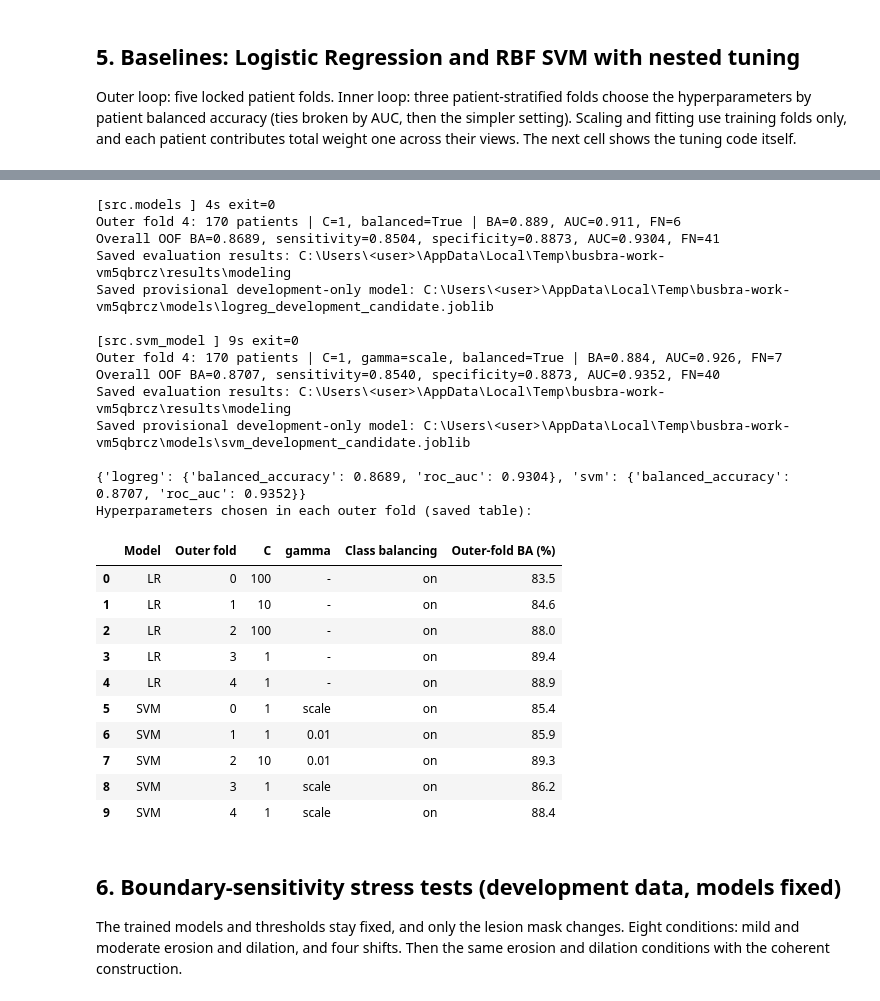
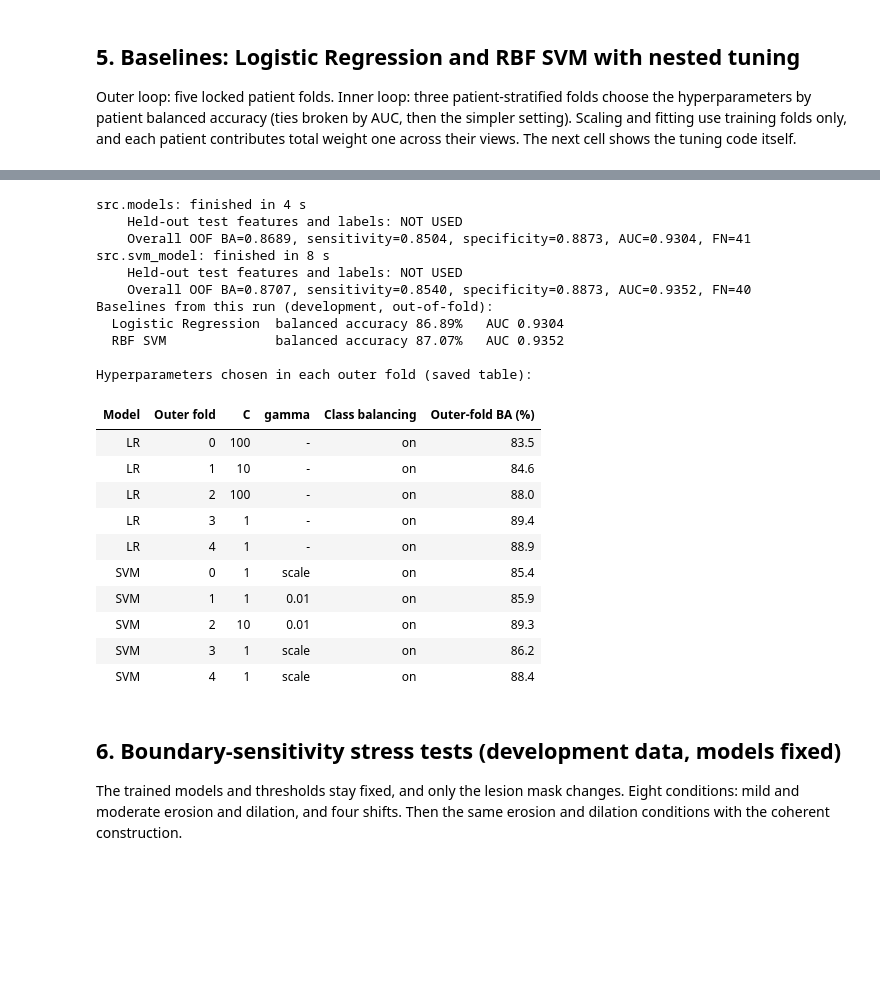
Before and after one commit to mostafabdeir0/busbra-robustness, a Jupyter notebook: notebooks/BUS_BRA_submission_executed.ipynb, the cells around one changed output, grey strips where cells are left out. Drawn from its saved outputs; the diff is of its cells as text; code cells hidden in the pictures; blank space fills up the shorter version.

Commit message:
Clean up notebook text and output: calibration wording, summary, stage logs, tables

```diff
--- a/notebooks/BUS_BRA_submission_executed.ipynb
+++ b/notebooks/BUS_BRA_submission_executed.ipynb
@@ -22,7 +22,7 @@ from tempfile import mkdtemp
 import numpy as np
 import pandas as pd
 import matplotlib.pyplot as plt
-from IPython.display import display, Image
+from IPython.display import display, Image, HTML
 from sklearn.metrics import balanced_accuracy_score, roc_auc_score, brier_score_loss, log_loss, confusion_matrix
 
 RUN_MODE = "full"          # "saved" | "derived" | "full"   <-- change this to retrain
@@ -49,7 +49,7 @@ for p, v in pinned.items():
 def show_table(name):
     "Display a saved result table from reports/submission_v2/tables."
     df = pd.read_csv(tables / name)
-    display(df)
+    display(HTML(df.to_html(index=False)))
     return df
 # %% [output]
 Python 3.14.6 | mode: full
@@ -100,12 +95,15 @@ The stages below run as separate processes (`python -m src.<module>`) in a tempo
 # %%
 work = None
 def run(module, *args):
-    "Run one pipeline stage in the working copy and print the tail of its output."
+    "Run one pipeline stage in the working copy; print its run time and the stage's own summary lines."
     assert module not in ("src.heldout_evaluation", "src.final_report"), "held-out stages are never run here"
     t0 = time.time()
     proc = subprocess.run([sys.executable, "-m", module, *args], cwd=work, capture_output=True, text=True)
-    tail = "\n".join(proc.stdout.strip().splitlines()[-4:])
-    print(f"[{module} {' '.join(args)}] {time.time()-t0:.0f}s exit={proc.returncode}\n{tail}\n")
+    keys = ("Overall", "MATCHED", "NOT USED", "FROZEN", "Blocking issues", "Patient leakage", "Valid variants", "Extracted")
+    summary = [l.strip() for l in proc.stdout.splitlines() if any(k in l for k in keys) and "Saved" not in l]
+    print(f"{' '.join([module, *args])}: finished in {time.time()-t0:.0f} s")
+    for line in summary[-3:]:
+        print("   ", line)
     if proc.returncode:
         print(proc.stderr[-1500:])
         raise RuntimeError(f"{module} failed")
@@ -116,7 +114,7 @@ if RUN_MODE != "saved":
     shutil.copytree(root / "splits", work / "splits")
     (work / "data/processed").mkdir(parents=True)
     (work / "results/robustness").mkdir(parents=True)
-    print("Working copy:", work)
+    print("Created a temporary working copy for the stages below (the repository is not modified).")
     if RUN_MODE == "full":
         (work / "data/raw").mkdir(parents=True)
         shutil.copy2(archive, work / "data/raw/BUSBRA.zip")
@@ -238,39 +239,40 @@ def patient_image_weights(df: pd.DataFrame, balance: bool = False) -> np.ndarray
 # %%
 if RUN_MODE != "saved":
     run("src.models")      # Logistic Regression: nested CV, C in {0.01..100}, class balancing off/on
     run("src.svm_model")   # RBF SVM: nested CV, C in {0.1,1,10}, gamma in {scale,0.01,0.1}, balancing off/on
     base = {n: json.loads((work / f"results/modeling/{n}_nested_cv_summary.json").read_text()) for n in ("logreg", "svm")}
-    print({n: {k: round(v[k], 4) for k in ("balanced_accuracy", "roc_auc")} for n, v in base.items()})
+    print("Baselines from this run (development, out-of-fold):")
 else:
-    print("Saved result: LR BA 86.89% / AUC 0.9304 ; SVM BA 87.07% / AUC 0.9352 (development, original clean baselines)")
+    base = {n: json.loads((tables / f"baseline_summary_{n}.json").read_text()) for n in ("logreg", "svm")}
+    print("Saved baselines (development, out-of-fold):")
+for n, v in base.items():
+    print(f"  {'Logistic Regression' if n == 'logreg' else 'RBF SVM':20s} balanced accuracy {100 * v['balanced_accuracy']:.2f}%   AUC {v['roc_auc']:.4f}")
+print()
 print("Hyperparameters chosen in each outer fold (saved table):")
 _ = show_table("table_chosen_hyperparameters.csv")
 # %% [output]
-[src.models ] 4s exit=0
-Outer fold 4: 170 patients | C=1, balanced=True | BA=0.889, AUC=0.911, FN=6
-Overall OOF BA=0.8689, sensitivity=0.8504, specificity=0.8873, AUC=0.9304, FN=41
-Saved evaluation results: C:\Users\<user>\AppData\Local\Temp\busbra-work-vm5qbrcz\results\modeling
-Saved provisional development-only model: C:\Users\<user>\AppData\Local\Temp\busbra-work-vm5qbrcz\models\logreg_development_candidate.joblib
+src.models: finished in 4 s
+    Held-out test features and labels: NOT USED
+    Overall OOF BA=0.8689, sensitivity=0.8504, specificity=0.8873, AUC=0.9304, FN=41
+src.svm_model: finished in 8 s
+    Held-out test features and labels: NOT USED
+    Overall OOF BA=0.8707, sensitivity=0.8540, specificity=0.8873, AUC=0.9352, FN=40
+Baselines from this run (development, out-of-fold):
+  Logistic Regression  balanced accuracy 86.89%   AUC 0.9304
+  RBF SVM              balanced accuracy 87.07%   AUC 0.9352
 
-[src.svm_model ] 9s exit=0
-Outer fold 4: 170 patients | C=1, gamma=scale, balanced=True | BA=0.884, AUC=0.926, FN=7
-Overall OOF BA=0.8707, sensitivity=0.8540, specificity=0.8873, AUC=0.9352, FN=40
-Saved evaluation results: C:\Users\<user>\AppData\Local\Temp\busbra-work-vm5qbrcz\results\modeling
-Saved provisional development-only model: C:\Users\<user>\AppData\Local\Temp\busbra-work-vm5qbrcz\models\svm_development_candidate.joblib
-
-{'logreg': {'balanced_accuracy': 0.8689, 'roc_auc': 0.9304}, 'svm': {'balanced_accuracy': 0.8707, 'roc_auc': 0.9352}}
 Hyperparameters chosen in each outer fold (saved table):
-|  | Model | Outer fold | C | gamma | Class balancing | Outer-fold BA (%) |
-| 0 | LR | 0 | 100 | - | on | 83.5 |
-| 1 | LR | 1 | 10 | - | on | 84.6 |
-| 2 | LR | 2 | 100 | - | on | 88.0 |
-| 3 | LR | 3 | 1 | - | on | 89.4 |
-| 4 | LR | 4 | 1 | - | on | 88.9 |
-| 5 | SVM | 0 | 1 | scale | on | 85.4 |
-| 6 | SVM | 1 | 1 | 0.01 | on | 85.9 |
-| 7 | SVM | 2 | 10 | 0.01 | on | 89.3 |
-| 8 | SVM | 3 | 1 | scale | on | 86.2 |
-| 9 | SVM | 4 | 1 | scale | on | 88.4 |
+| Model | Outer fold | C | gamma | Class balancing | Outer-fold BA (%) |
+| LR | 0 | 100 | - | on | 83.5 |
+| LR | 1 | 10 | - | on | 84.6 |
+| LR | 2 | 100 | - | on | 88.0 |
+| LR | 3 | 1 | - | on | 89.4 |
+| LR | 4 | 1 | - | on | 88.9 |
+| SVM | 0 | 1 | scale | on | 85.4 |
+| SVM | 1 | 1 | 0.01 | on | 85.9 |
+| SVM | 2 | 10 | 0.01 | on | 89.3 |
+| SVM | 3 | 1 | scale | on | 86.2 |
+| SVM | 4 | 1 | scale | on | 88.4 |
 # %% [markdown]
 ## 6. Boundary-sensitivity stress tests (development data, models fixed)
 
```
Also changed, not shown: parts of 13 cells of this notebook, 1 other file.
